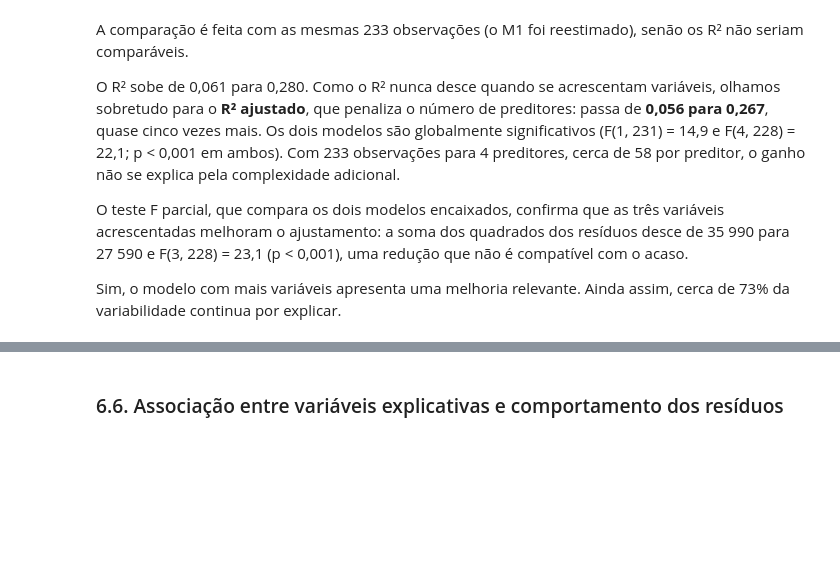
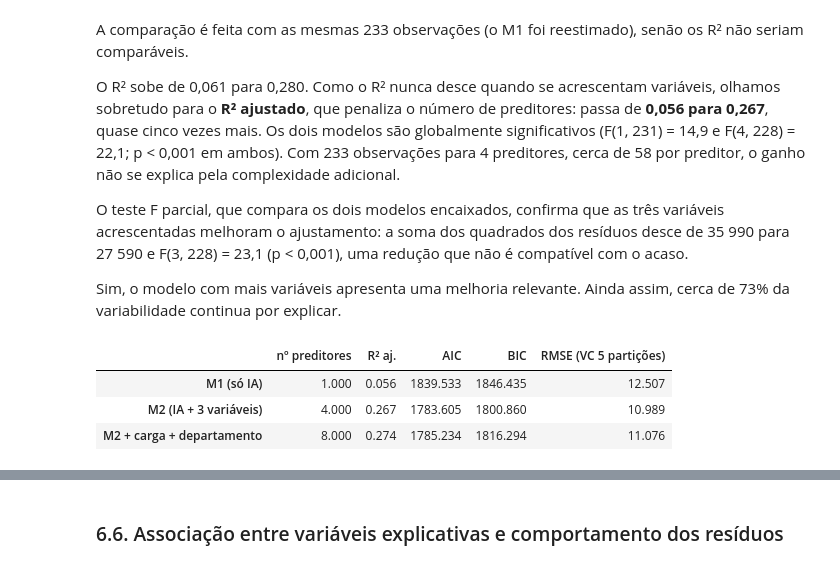
Before and after one commit to gcoutinho-ipca/tp1-mepa-ia-produtividade, a Jupyter notebook: TP1_MEPA_IA_Produtividade.ipynb, the cells around one changed output, grey strips where cells are left out. Cells and saved outputs as stored; diff of their text form; code cells hidden in the pictures; blank space fills up the shorter version.

```diff
--- a/TP1_MEPA_IA_Produtividade.ipynb
+++ b/TP1_MEPA_IA_Produtividade.ipynb
@@ -1010,3 +1017,28 @@ O R² sobe de 0,061 para 0,280. Como o R² nunca desce quando se acrescentam var
 O teste F parcial, que compara os dois modelos encaixados, confirma que as três variáveis acrescentadas melhoram o ajustamento: a soma dos quadrados dos resíduos desce de 35 990 para 27 590 e F(3, 228) = 23,1 (p < 0,001), uma redução que não é compatível com o acaso.
 
 Sim, o modelo com mais variáveis apresenta uma melhoria relevante. Ainda assim, cerca de 73% da variabilidade continua por explicar.
+# %%
+# Critérios de informação e desempenho fora da amostra (validação cruzada com 5 partições, iguais para os três modelos)
+formulas = {
+    "M1 (só IA)": "produtividade ~ uso_ia_horas",
+    "M2 (IA + 3 variáveis)": m2.model.formula,
+    "M2 + carga + departamento": m2.model.formula + " + carga_trabalho_horas + C(departamento)",
+}
+rng = np.random.default_rng(42)
+particao = rng.permutation(len(d6)) % 5
+linhas = {}
+for nome, f in formulas.items():
+    m = smf.ols(f, d6).fit()
+    rmse = []
+    for g in range(5):
+        treino, teste = d6[particao != g], d6[particao == g]
+        prev_cv = smf.ols(f, treino).fit().predict(teste)
+        rmse.append(np.sqrt(np.mean((teste.produtividade - prev_cv) ** 2)))
+    linhas[nome] = {"nº preditores": int(m.df_model), "R² aj.": m.rsquared_adj, "AIC": m.aic, "BIC": m.bic,
+                    "RMSE (VC 5 partições)": np.mean(rmse)}
+display(pd.DataFrame(linhas).T.round(3))
+# %% [output]
+|  | nº preditores | R² aj. | AIC | BIC | RMSE (VC 5 partições) |
+| M1 (só IA) | 1.000 | 0.056 | 1839.533 | 1846.435 | 12.507 |
+| M2 (IA + 3 variáveis) | 4.000 | 0.267 | 1783.605 | 1800.860 | 10.989 |
+| M2 + carga + departamento | 8.000 | 0.274 | 1785.234 | 1816.294 | 11.076 |
```
Also changed, not shown: parts of 8 cells of this notebook, 4 other files.
